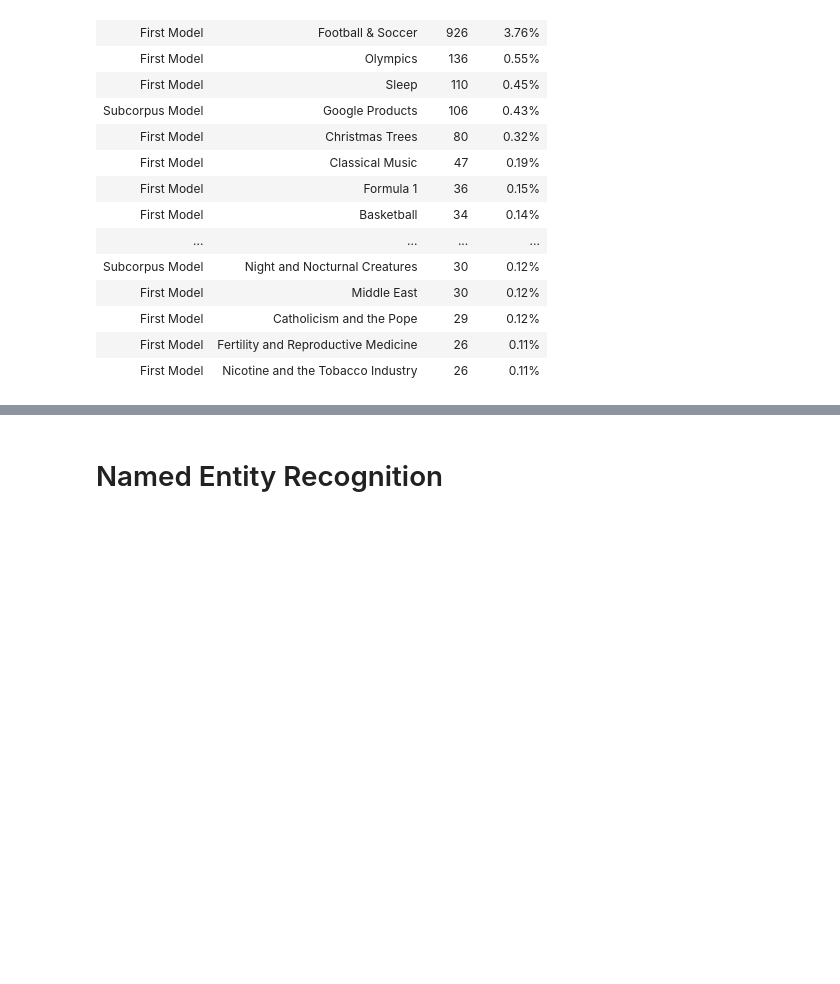
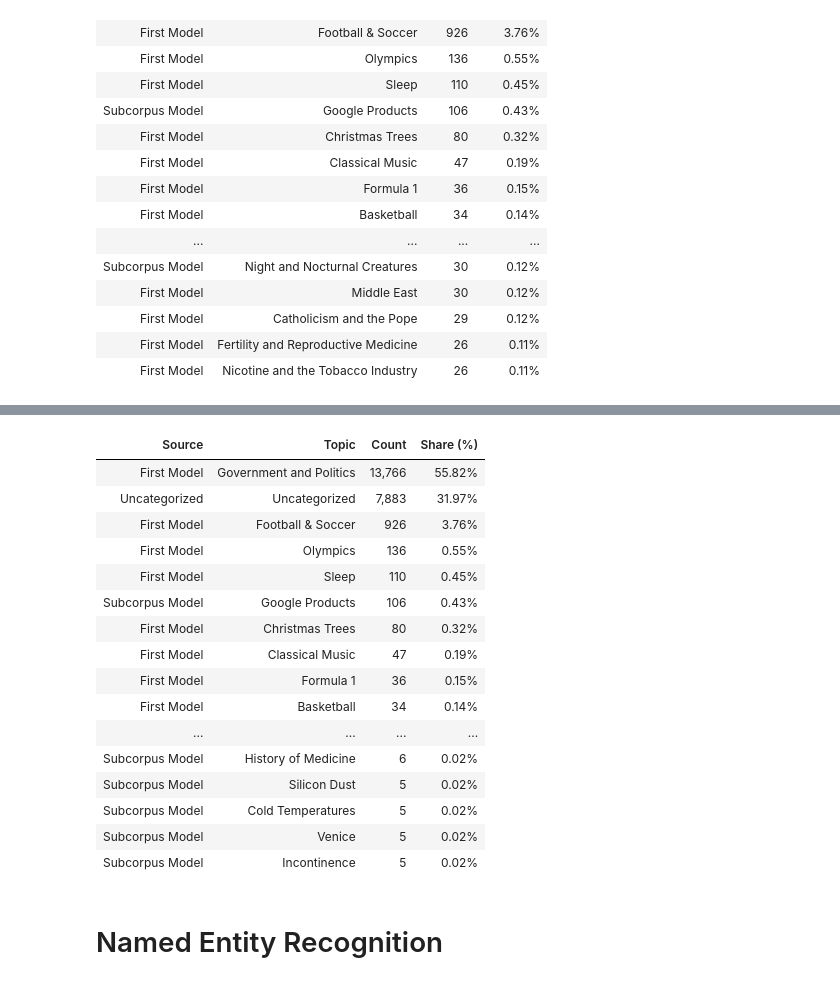
Before and after one commit to PeterdeGuzman/RAGuardianNews, a Jupyter notebook: Experimentation and QC/plots.ipynb, the cells around one changed output, grey strips where cells are left out. Drawn from its saved outputs; the diff is of its cells as text; code cells hidden in the pictures; blank space fills up the shorter version.

```diff
--- a/Experimentation and QC/plots.ipynb
+++ b/Experimentation and QC/plots.ipynb
@@ -458,4 +608,95 @@ styled  # print the table
 # %%
 # put full topic table in the appendix
+df_topics_labelled = df_topics_labelled.copy()
+
+df_topics_labelled["source"] = df_topics_labelled["source"].replace(
+    {
+        "main_model": "First Model",
+        "outlier_model": "Subcorpus Model",
+        "uncategorised": "Uncategorized",
+    }
+)
+
+# ── aggregate counts ─────────────────────────────────────────────────────────
+topic_table = (
+    df_topics_labelled.groupby(["source", "topic_label_clean"])
+    .size()
+    .reset_index(name="Count")
+)
+
+# ── GLOBAL share (NOT per source) ────────────────────────────────────────────
+total = topic_table["Count"].sum()
+
+topic_table["Share (%)"] = (topic_table["Count"] / total * 100).round(2)
+
+# ── sort globally by count ───────────────────────────────────────────────────
+topic_table = topic_table.sort_values("Count", ascending=False)
+# topic_table = topic_table.head(20)
+topic_table = topic_table.rename(
+    columns={
+        "source": "Source",
+        "topic_label_clean": "Topic",
+        "Count": "Count",
+        "Share (%)": "Share (%)",
+    }
+)
+# ── formatting for display ────────────────────────────────────────────────────
+topic_table["Count"] = topic_table["Count"].apply(lambda x: f"{x:,}")
+topic_table["Share (%)"] = topic_table["Share (%)"].astype(str) + "%"
+
+# print(topic_table.to_string(index=False))
+
+styled = topic_table.style.set_table_styles(
+    [
+        {
+            "selector": "table",
+            "props": [
+                ("border-collapse", "collapse"),
+                ("margin", "0 auto"),
+                ("font-size", "12pt"),
+            ],
+        },
+        {
+            "selector": "th",
+            "props": [
+                ("border-bottom", "1px solid black"),
+                ("text-align", "left"),
+                ("padding", "6px"),
+            ],
+        },
+        {
+            "selector": "td",
+            "props": [
+                ("padding", "6px"),
+            ],
+        },
+        {
+            "selector": "td:nth-child(2)",
+            "props": [
+                ("text-align", "right"),
+            ],
+        },
+    ]
+)
+styled = topic_table.style.hide(axis="index")
+styled  # print the table
+# %% [output]
+| Source | Topic | Count | Share (%) |
+| First Model | Government and Politics | 13,766 | 55.82% |
+| Uncategorized | Uncategorized | 7,883 | 31.97% |
+| First Model | Football & Soccer | 926 | 3.76% |
+| First Model | Olympics | 136 | 0.55% |
+| First Model | Sleep | 110 | 0.45% |
+| Subcorpus Model | Google Products | 106 | 0.43% |
+| First Model | Christmas Trees | 80 | 0.32% |
+| First Model | Classical Music | 47 | 0.19% |
+| First Model | Formula 1 | 36 | 0.15% |
+| First Model | Basketball | 34 | 0.14% |
+| ... | ... | ... | ... |
+| Subcorpus Model | History of Medicine | 6 | 0.02% |
+| Subcorpus Model | Silicon Dust | 5 | 0.02% |
+| Subcorpus Model | Cold Temperatures | 5 | 0.02% |
+| Subcorpus Model | Venice | 5 | 0.02% |
+| Subcorpus Model | Incontinence | 5 | 0.02% |
 # %% [markdown]
 # Named Entity Recognition
```
Also changed, not shown: parts of 11 cells of this notebook, 1 other file.
